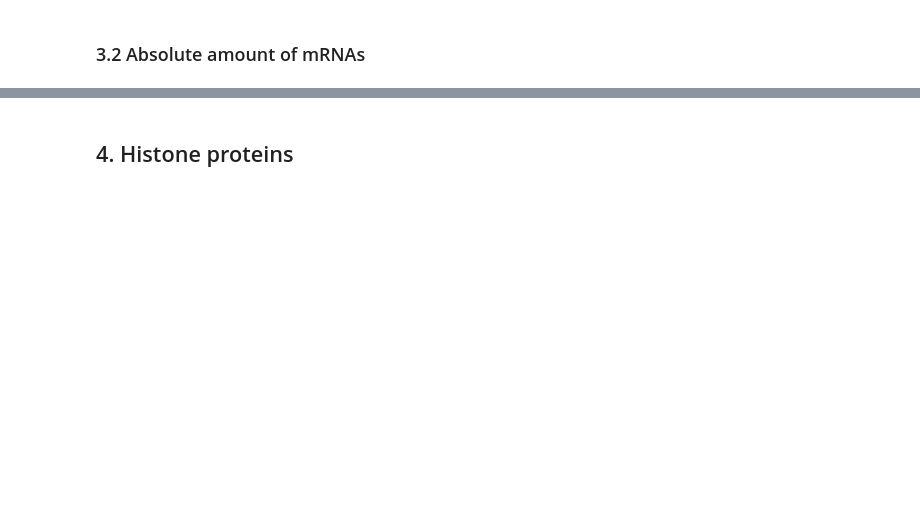
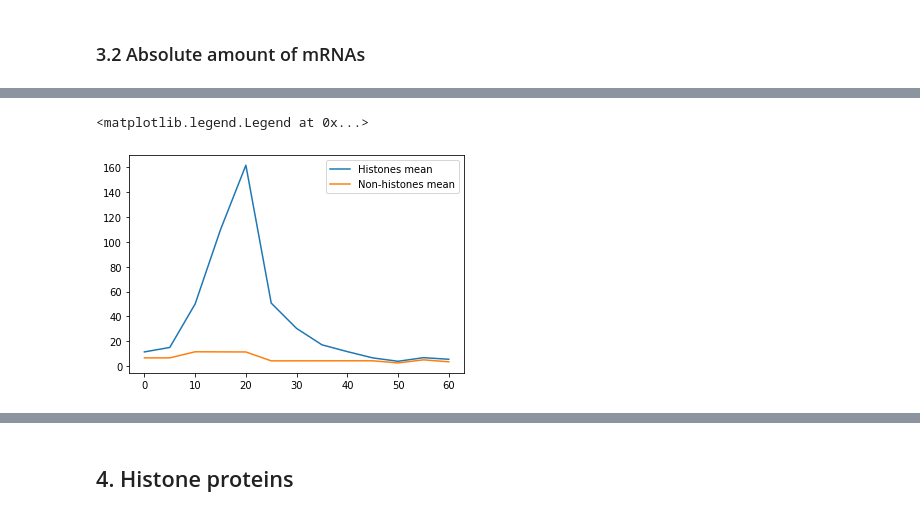
Before and after one commit to gittenberg/TRSL2, a Jupyter notebook: notebooks/40_Histone_analysis.ipynb, the cells around one changed output, grey strips where cells are left out. Saved outputs shown, nothing was run; the diff lists cells and outputs as text; code cells hidden in the pictures; blank space fills up the shorter version.

```diff
--- a/notebooks/40_Histone_analysis.ipynb
+++ b/notebooks/40_Histone_analysis.ipynb
@@ -13,6 +14,9 @@ mRNA_file = "../data/FISH_RNAseq_combined_FACS_phases_7_genes_new_CC_phases.xlsx
 Relative mRNAs (Lotte's RNAseq data, normalized at each time point):
 # %%
 mRNA_rel = pd.read_excel(mRNA_file, sheet_name="nostress_WT_R1_normalized", skiprows=1, usecols='A, D:P')
+# %%
+mRNA_abs = pd.read_excel(mRNA_file, sheet_name="nostress_WT_R1_absolute", skiprows=1, usecols='A, D:P', skipfooter=2)
+mRNA_abs.rename(columns={"ORF (Yoav))": "systematic"}, inplace=True)
 # %% [markdown]
 Get systematic names from another sheet:
 # %%
@@ -92,2 +107,6 @@ In the time-resolved TRSL model, 20 minutes is exactly at the transition from la
 # %% [markdown]
 ### 3.2 Absolute amount of mRNAs
+# %%
+histones_abs_df = mRNA_abs[mRNA_abs["systematic"].isin(histones_systematic)]
+# %%
+non_histones_abs_df = mRNA_abs[~mRNA_abs["systematic"].isin(histones_systematic)]
@@ -93,0 +127,2 @@ In the time-resolved TRSL model, 20 minutes is exactly at the transition from la
+# %%
+non_histones_abs_df = non_histones_abs_df.loc[~(non_histones_abs_df[[0, 5, 10, 15, 20, 25, 30, 35, 40, 45, 50, 55, 60]]==0).all(axis=1)]
@@ -93,0 +145,7 @@ In the time-resolved TRSL model, 20 minutes is exactly at the transition from la
+# %%
+ax = histones_abs_df.mean().plot(logy=False)
+non_histones_abs_df.mean().plot(logy=False)
+ax.legend(["Histones mean", "Non-histones mean"])
+# %% [output]
+<matplotlib.legend.Legend at 0x...>
+[figure, added]
```
Also changed, not shown: parts of 25 cells of this notebook.
